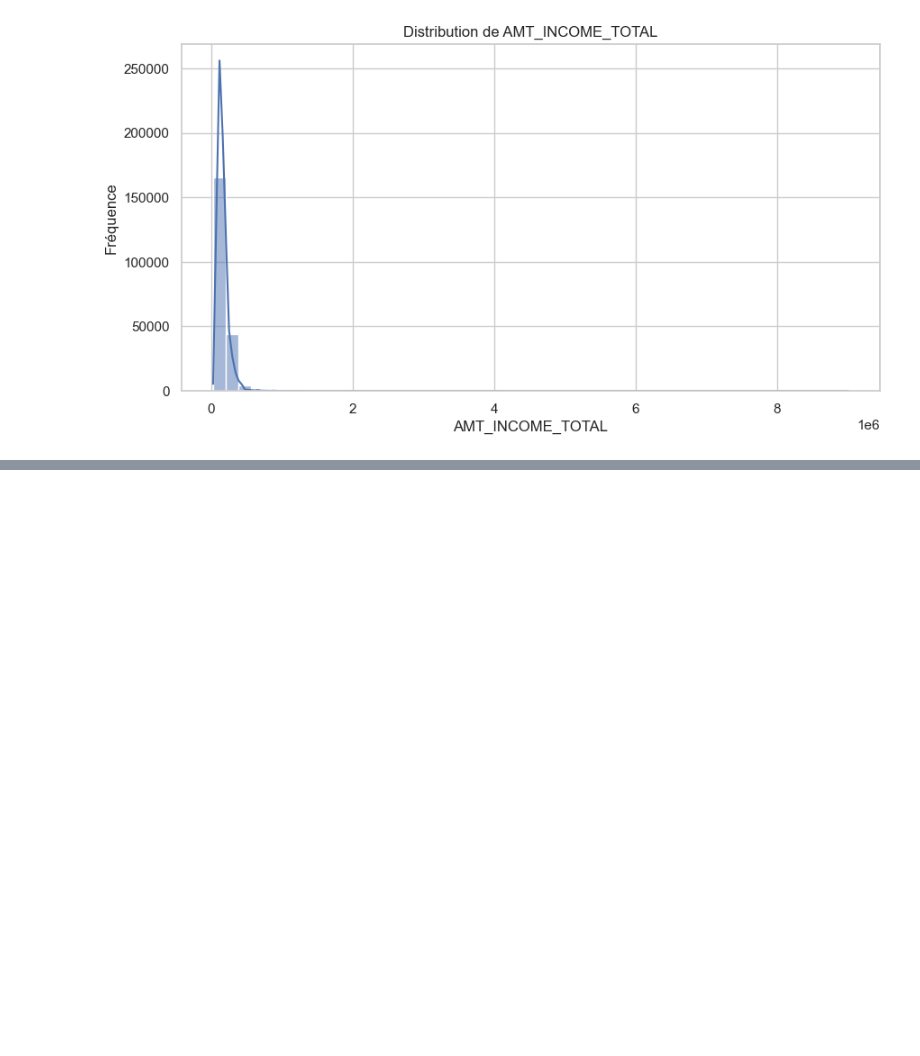
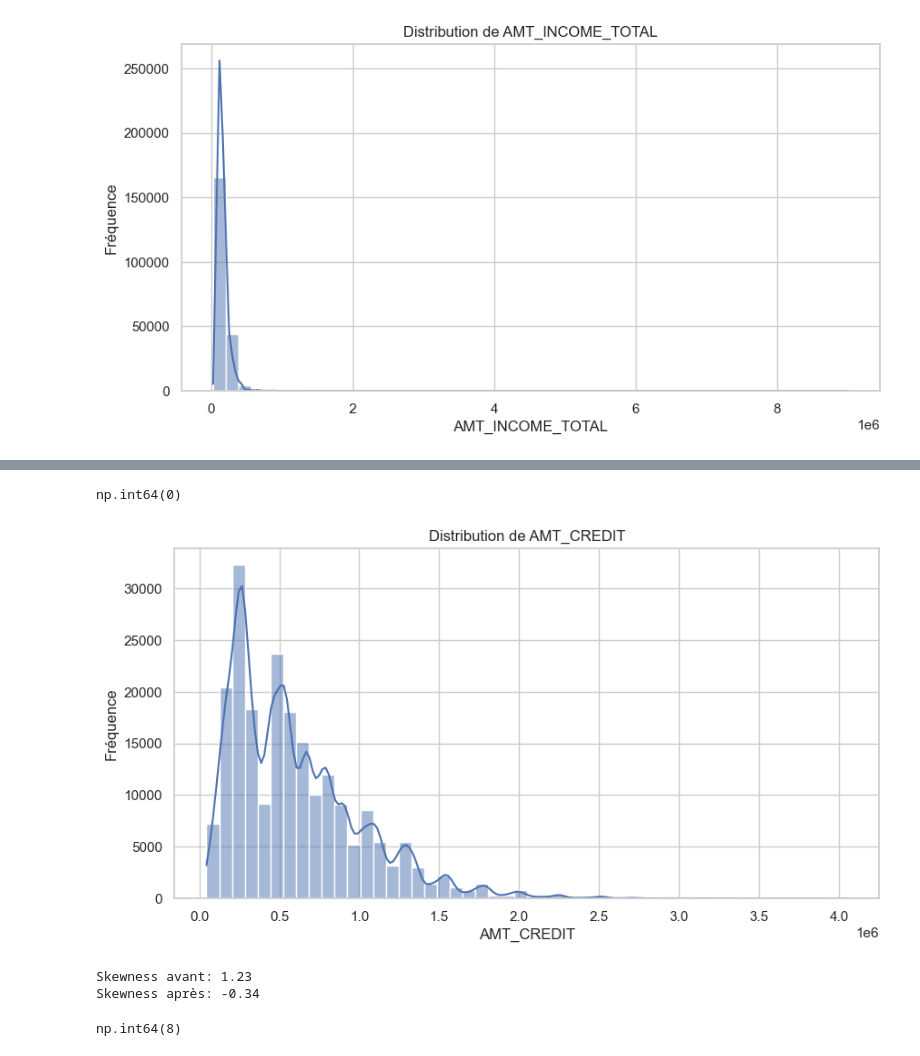
Before and after one commit to TheEngHamza/CreditRisk_HomeCredit, a Jupyter notebook: notebooks/01_EDA.ipynb, the cells around one changed output, grey strips where cells are left out. Drawn from its saved outputs; the diff is of its cells as text; code cells hidden in the pictures; blank space fills up the shorter version.

```diff
--- a/notebooks/01_EDA.ipynb
+++ b/notebooks/01_EDA.ipynb
@@ -234,0 +272,29 @@ plt.show()
+# %%
+df["AMT_CREDIT"].isna().sum()
+# %% [output]
+np.int64(0)
+# %%
+plt.figure(figsize=(10,5))
+sns.histplot(df["AMT_CREDIT"], bins=50, kde=True)  # kde=True ajoute la courbe de densité
+plt.title(f'Distribution de AMT_CREDIT')
+plt.xlabel("AMT_CREDIT")
+plt.ylabel('Fréquence')
+plt.show()
+# %% [output]
+[figure, added]
+# %%
+# Si valeurs nulles possibles (peu probable pour crédit)
+df['AMT_CREDIT_LOG'] = np.log1p(df['AMT_CREDIT'])  # log(1+x)
+
+
+
+# Vérifier amélioration
+print(f"Skewness avant: {df['AMT_CREDIT'].skew():.2f}")
+print(f"Skewness après: {df['AMT_CREDIT_LOG'].skew():.2f}")
+# %% [output]
+Skewness avant: 1.23
+Skewness après: -0.34
+# %%
+df["AMT_ANNUITY"].isna().sum()
+# %% [output]
+np.int64(8)
```
Also changed, not shown: parts of 11 cells of this notebook.
